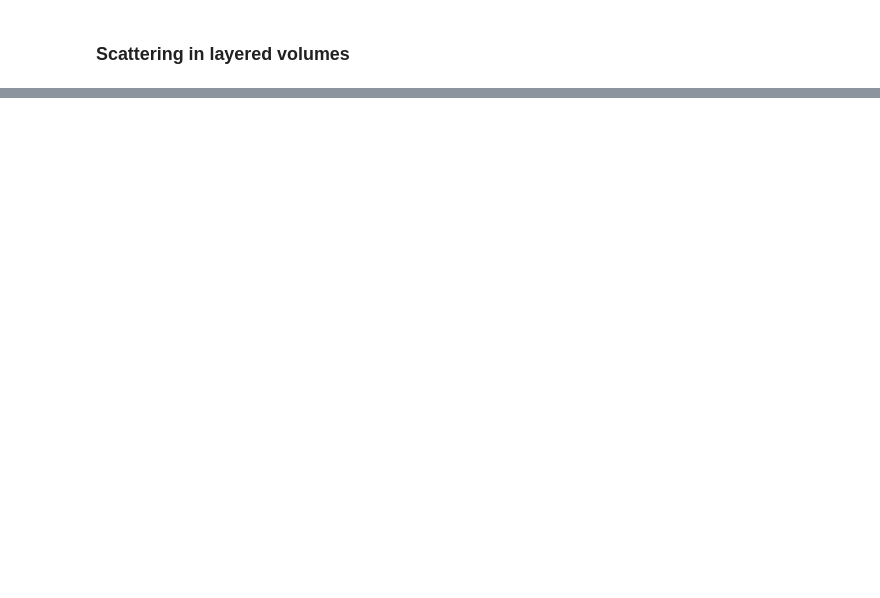
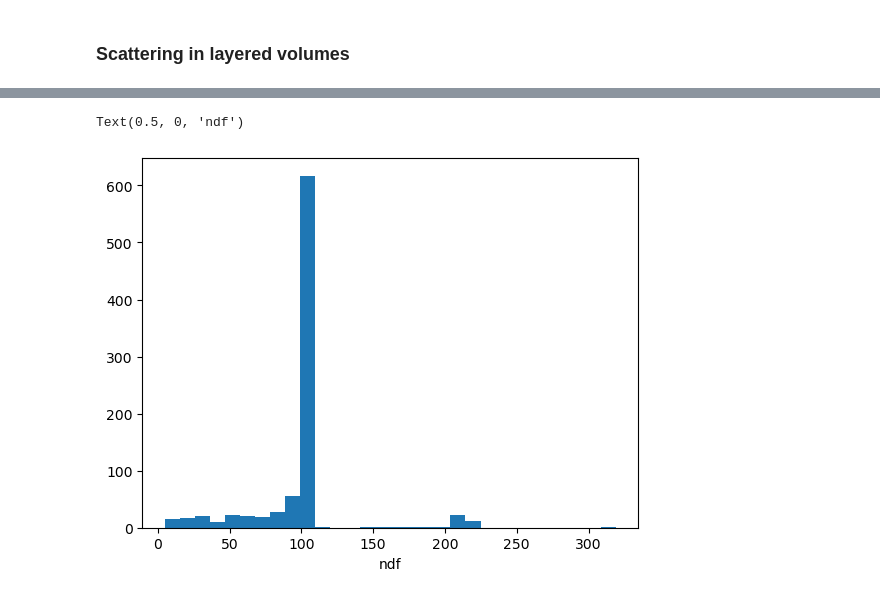
Before and after one commit to JayPRobertson/Belle-II_Drift_Chambers, a Jupyter notebook: Python/geant4_data_analysis.ipynb, the cells around one changed output, grey strips where cells are left out. Cells and saved outputs as stored; diff of their text form; code cells hidden in the pictures; blank space fills up the shorter version.

```diff
--- a/Python/geant4_data_analysis.ipynb
+++ b/Python/geant4_data_analysis.ipynb
@@ -585,0 +601,6 @@ Average distance of entrance scattering = 52.5576 mm
+# %%
+plt.hist(chi2_df["ndf"], bins=30)
+plt.xlabel("ndf")
+# %% [output]
+Text(0.5, 0, 'ndf')
+[figure, added]
```
Also changed, not shown: parts of 38 cells of this notebook, 13 other files.
